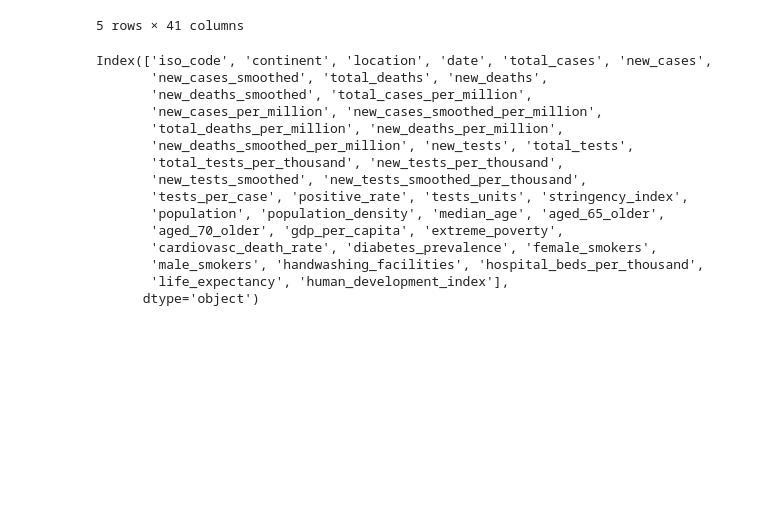
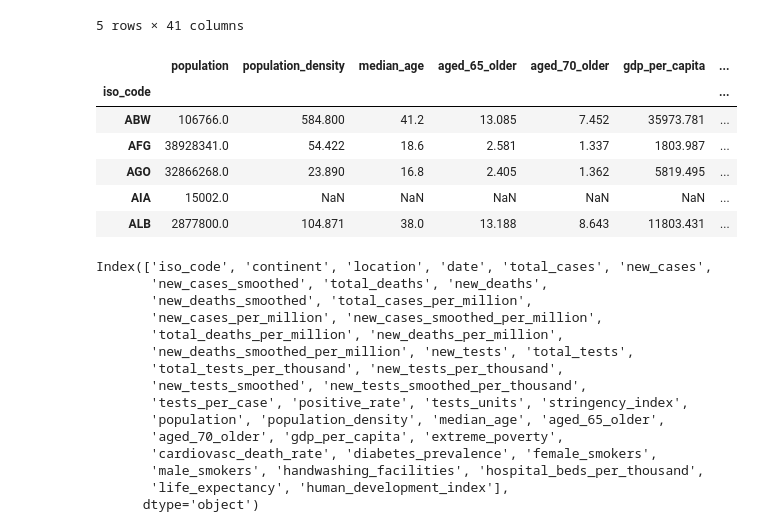
Before and after one commit to fhildy/covid_explore, a Jupyter notebook: notebooks/eda_covid-data.ipynb, the cells around one changed output. Drawn from its saved outputs; the diff is of its cells as text; code cells hidden in the pictures; blank space fills up the shorter version.

```diff
--- a/notebooks/eda_covid-data.ipynb
+++ b/notebooks/eda_covid-data.ipynb
@@ -18,6 +18,18 @@ df_cases.head()
 | 3 | AFG | Asia | Afghanistan | 2020-01-03 | 0.0 | 0.0 | NaN | 0.0 | ... |
 | 4 | AFG | Asia | Afghanistan | 2020-01-04 | 0.0 | 0.0 | NaN | 0.0 | ... |
 5 rows × 41 columns
+# %%
+col=(df_cases[df_cases['iso_code']=='DEU'].mean()).index[df_cases[df_cases['iso_code']=='DEU'].std()<1e-9].values
+df_country = df_cases.groupby('iso_code').mean()[col]
+df_country.head()
+# %% [output]
+|  | population | population_density | median_age | aged_65_older | aged_70_older | gdp_per_capita | ... |
+| iso_code |  |  |  |  |  |  | ... |
+| ABW | 106766.0 | 584.800 | 41.2 | 13.085 | 7.452 | 35973.781 | ... |
+| AFG | 38928341.0 | 54.422 | 18.6 | 2.581 | 1.337 | 1803.987 | ... |
+| AGO | 32866268.0 | 23.890 | 16.8 | 2.405 | 1.362 | 5819.495 | ... |
+| AIA | 15002.0 | NaN | NaN | NaN | NaN | NaN | ... |
+| ALB | 2877800.0 | 104.871 | 38.0 | 13.188 | 8.643 | 11803.431 | ... |
 # %%
 print(df_cases.columns)
 # %% [output]
```
